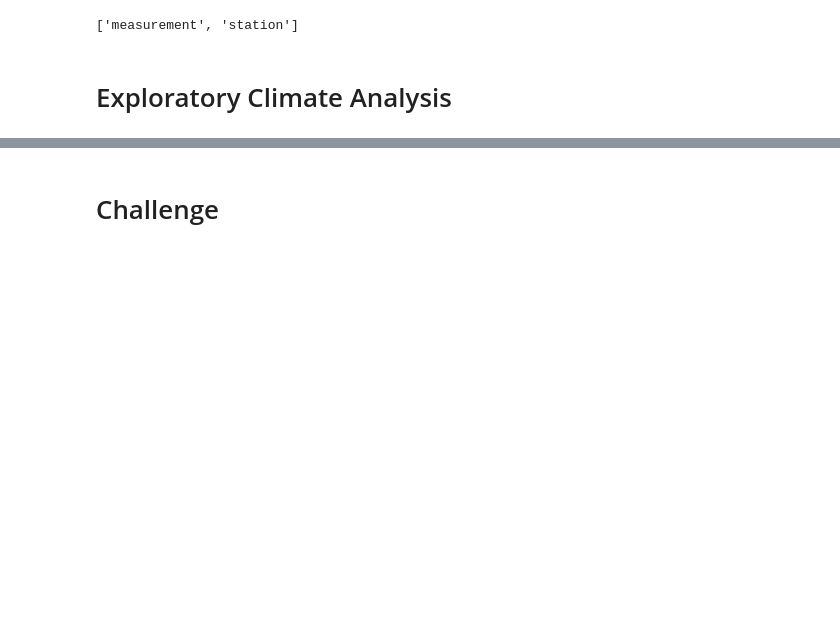
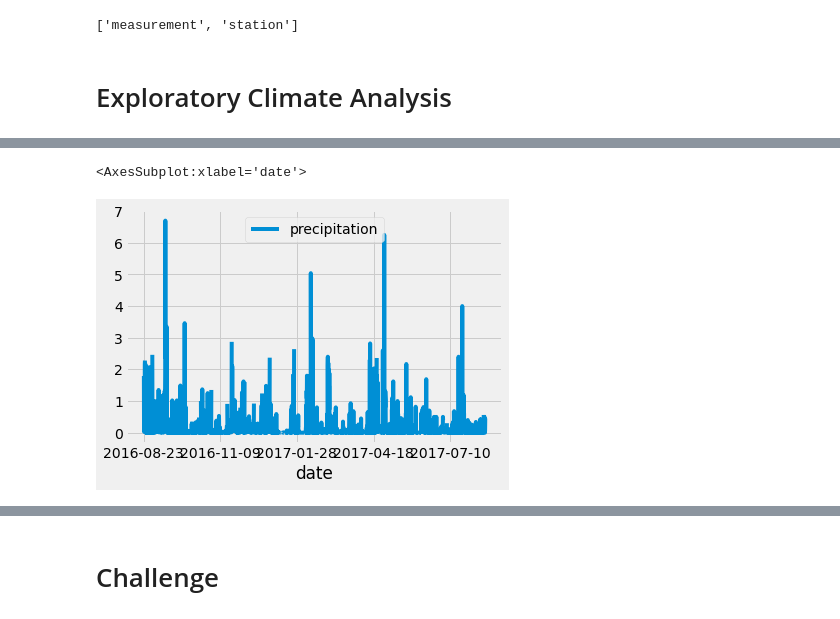
Before and after one commit to c-geisel/Surfs_Up, a Jupyter notebook: climate_analysis.ipynb, the cells around one changed output, grey strips where cells are left out. Cells and saved outputs as stored; diff of their text form; code cells hidden in the pictures; blank space fills up the shorter version.

Commit message:
adding precipitation analysis

```diff
--- a/climate_analysis.ipynb
+++ b/climate_analysis.ipynb
@@ -42,13 +42,11 @@ session = Session(engine)
 # %%
 # Design a query to retrieve the last 12 months of precipitation data and plot the results.
 #Starting from the last data point in the database.
-
+prev_year = dt.date(2017, 8, 23)
 # Calculate the date one year from the last date in data set.
+prev_year = dt.date(2017, 8, 23) - dt.timedelta(days=365)
 
 # Perform a query to retrieve the data and precipitation scores
-
-# Save the query results as a Pandas DataFrame and set the index to the date column
-
-# Sort the dataframe by date
-
-# Use Pandas Plotting with Matplotlib to plot the data
+results = []
+results = session.query(Measurement.date, Measurement.prcp).filter(Measurement.date >= prev_year).all()
+print(results)
@@ -54,0 +69,11 @@ session = Session(engine)
+# %%
+# Save the query results as a Pandas DataFrame and set the index to the date column
+df = pd.DataFrame(results, columns=['date','precipitation'])
+df.set_index(df['date'], inplace=True)
+
+# Sort the dataframe so date is in chronological order
+df = df.sort_index()
+
+#convert the df to a string then set index to false so that the index doesn't print and we
+#just have one date column then print the df
+print(df.to_string(index=False))
@@ -55,2 +98,8 @@ session = Session(engine)
+# %%
+# Use Pandas Plotting with Matplotlib to plot the data
+df.plot()
+# %% [output]
+<AxesSubplot:xlabel='date'>
+[figure, added]
 # %%
 # Use Pandas to calcualte the summary statistics for the precipitation data
```
Also changed, not shown: parts of 3 cells of this notebook.
